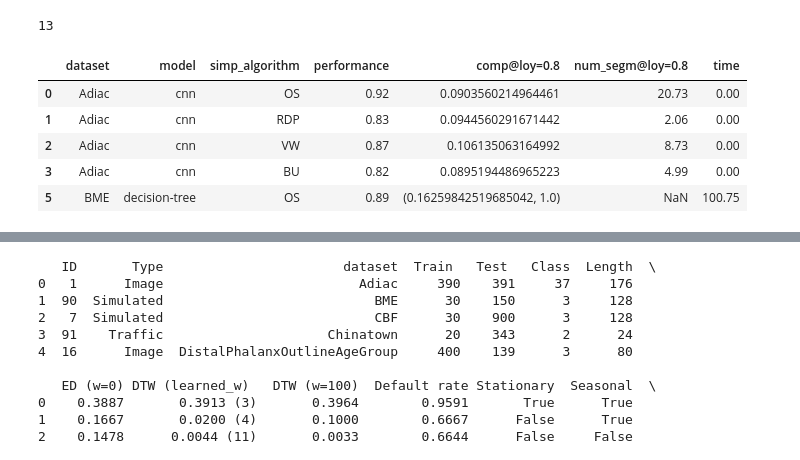
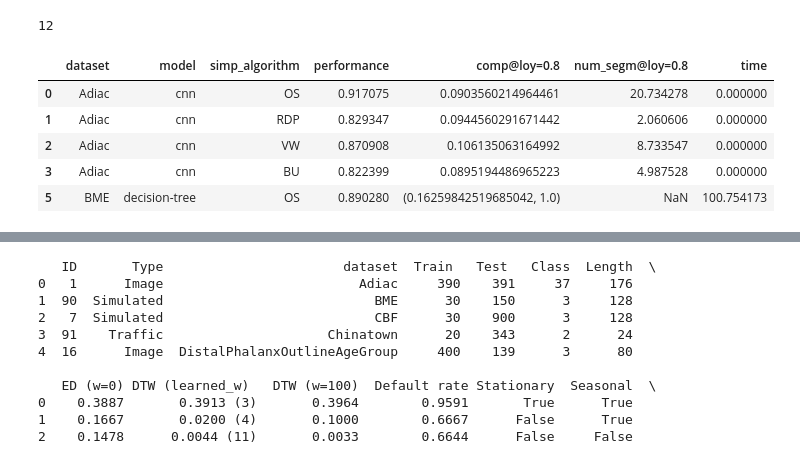
Before and after one commit to femartip/XAI_time_series, a Jupyter notebook: results/global_results.ipynb, the cells around one changed output, grey strips where cells are left out. Saved outputs shown, nothing was run; the diff lists cells and outputs as text; code cells hidden in the pictures.

Commit message:
Results for all new datasets except ChlorineConcentration and SyntheticControl

```diff
--- a/results/global_results.ipynb
+++ b/results/global_results.ipynb
@@ -7,26 +7,26 @@ import seaborn as sns
 # %%
 results = pd.read_csv('results.csv')
 #results = results.query("simp_algorithm == ['OS','RDP','VW','BU_1', 'BU_2']")
 results = results.query("simp_algorithm == ['OS','RDP','VW','BU_1', 'BU']")
 results.loc[results['simp_algorithm'] == 'BU_1', 'simp_algorithm'] = 'BU'
 
 results["dataset"] = results["dataset"].apply(lambda x: x.replace("TEST_normalized", ""))
 results["model"] = results["model"].apply(lambda x: x.split(".")[0].replace("_norm", ""))
 
 #Drop datasets 'Crop', 'ECG5000', 'ECGFiveDays', 'FaceAll', 'GunPoint', 'GunPointMaleVersusFemale', 'MoteStrain', 'PowerCons', 'SonyAIBORobotSurface2', 'Wafer'
-datasets_to_drop = ['Crop', 'ECG5000', 'ECGFiveDays', 'FaceAll', 'GunPoint', 'GunPointMaleVersusFemale', 'MoteStrain', 'PowerCons', 'SonyAIBORobotSurface2', 'Wafer', 'ChlorineConcentration', 'MelbournePedestrian', 'SyntheticControl']
+datasets_to_drop = ['Crop', 'ECG5000', 'ECGFiveDays', 'FaceAll', 'GunPoint', 'GunPointMaleVersusFemale', 'MoteStrain', 'PowerCons', 'SonyAIBORobotSurface2', 'Wafer', 'ChlorineConcentration', 'SyntheticControl']
 print(len(datasets_to_drop))
 results = results[~results['dataset'].isin(datasets_to_drop)]
 
 results.head(5)
 # %% [output]
-13
+12
 |  | dataset | model | simp_algorithm | performance | comp@loy=0.8 | num_segm@loy=0.8 | time |
-| 0 | Adiac | cnn | OS | 0.92 | 0.0903560214964461 | 20.73 | 0.00 |
-| 1 | Adiac | cnn | RDP | 0.83 | 0.0944560291671442 | 2.06 | 0.00 |
-| 2 | Adiac | cnn | VW | 0.87 | 0.106135063164992 | 8.73 | 0.00 |
-| 3 | Adiac | cnn | BU | 0.82 | 0.0895194486965223 | 4.99 | 0.00 |
-| 5 | BME | decision-tree | OS | 0.89 | (0.16259842519685042, 1.0) | NaN | 100.75 |
+| 0 | Adiac | cnn | OS | 0.917075 | 0.0903560214964461 | 20.734278 | 0.000000 |
+| 1 | Adiac | cnn | RDP | 0.829347 | 0.0944560291671442 | 2.060606 | 0.000000 |
+| 2 | Adiac | cnn | VW | 0.870908 | 0.106135063164992 | 8.733547 | 0.000000 |
+| 3 | Adiac | cnn | BU | 0.822399 | 0.0895194486965223 | 4.987528 | 0.000000 |
+| 5 | BME | decision-tree | OS | 0.890280 | (0.16259842519685042, 1.0) | NaN | 100.754173 |
 # %%
 datasets_paths = [dir for dir in os.listdir('.') if os.path.isdir(dir)]
 models_paths = [os.path.join(dir, 'models.csv') for dir in datasets_paths if os.path.isfile(os.path.join(dir, 'models.csv'))]
```
Also changed, not shown: parts of 5 cells of this notebook, 26 other files.
